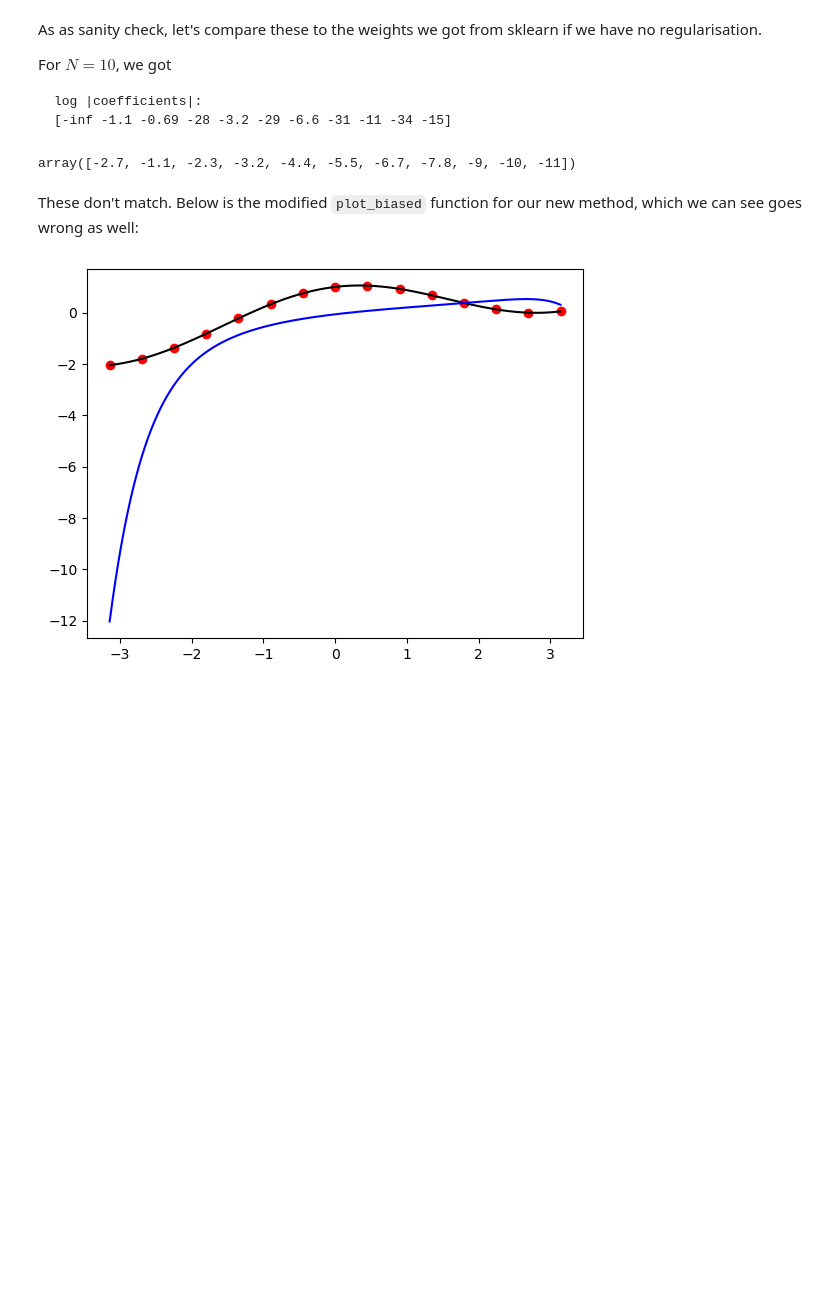
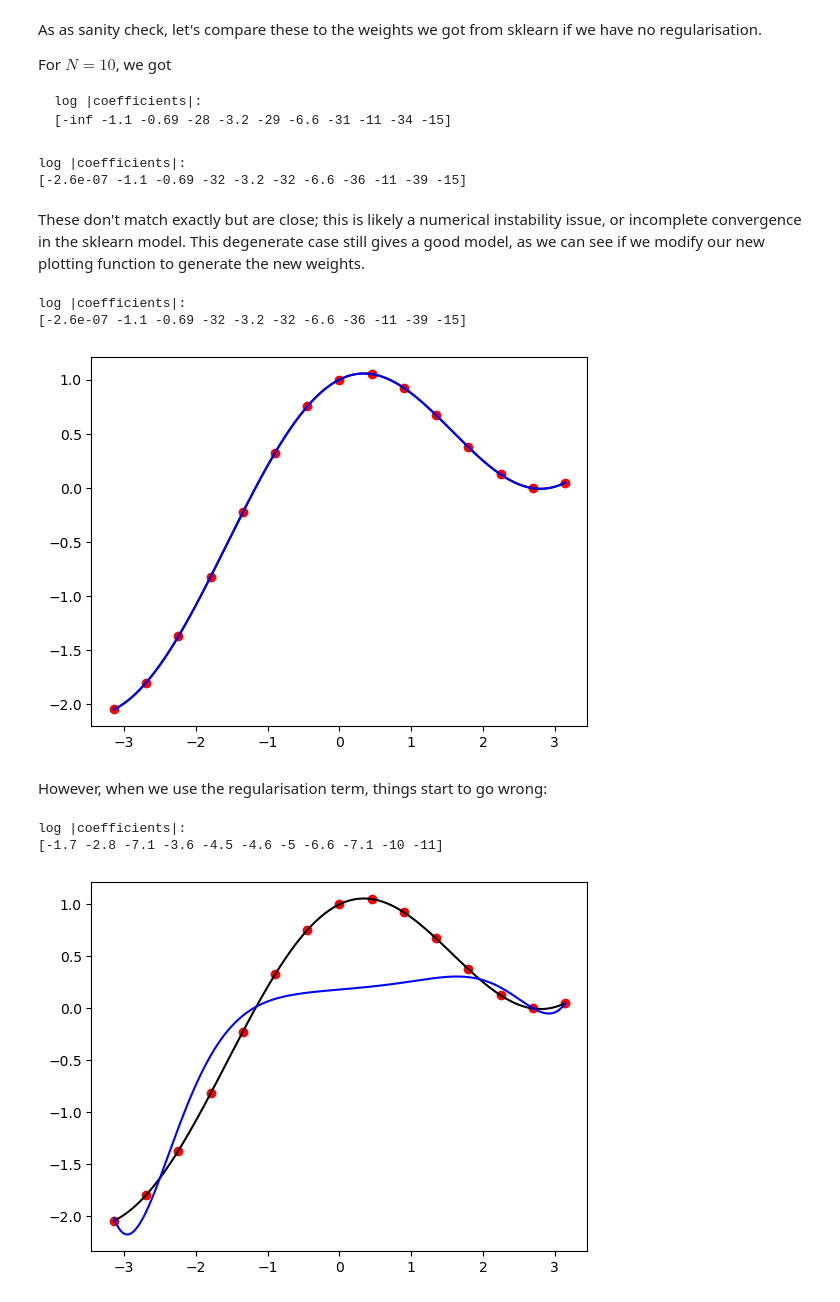
Before and after one commit to OllieHenry/overparametrized, a Jupyter notebook: demo.ipynb, the cells around one changed output. Drawn from its saved outputs; the diff is of its cells as text; code cells hidden in the pictures; blank space fills up the shorter version.

````diff
--- a/demo.ipynb
+++ b/demo.ipynb
@@ -175,21 +176,17 @@ Continuing for a moment to ignore numerical stability, let's naively calculate t
 # %%
-def weight(k: int, penalty_factor: float, gamma: float) -> float:
+def weights(max_k: int, penalty_factor: float, gamma: float) -> np.ndarray:
+    indices = np.arange(0, max_k + 1)
     N = X_sample.shape[0]
-    numerator = ((X_sample**k) * Y_true_sample).sum()
-    denominator = (
-        (X_sample ** (2*k)).sum()
-        + (N * penalty_factor * (gamma**k))
-    )
-    return numerator / denominator
-
-def weights(max_k: int, penalty_factor: float, gamma: float) -> np.ndarray:
-    weights_list = list(
-        map(
-            lambda k: weight(k, penalty_factor, gamma),
-            range(max_k + 1)
-        )
-    )
-    return np.array(weights_list)
+    gamma_matrix = np.diag(gamma ** indices)
+    X_matrix = X_sample.reshape(-1,1) ** indices.reshape(1,-1)
+    y_col = Y_true_sample.reshape(-1,1)
+    numerator = X_matrix.T @ y_col
+    denominator = (X_matrix.T @ X_matrix) + (N * penalty_factor * gamma_matrix)
+    weights_col = inv(denominator) @ numerator
+    weights = weights_col.reshape(-1)
+    print("log |coefficients|:")
+    print(np.log(np.abs(weights)))
+    return weights
 # %%
 weights(10, 1.0, 1.1)
 # %% [output]
@@ -204,11 +203,12 @@ log |coefficients|:
 [-inf -1.1 -0.69 -28 -3.2 -29 -6.6 -31 -11 -34 -15]
  ```
 # %%
-np.log(np.abs(weights(10, 0.0, 0.0)))
+_ = weights(10, 0.0, 0.0)
 # %% [output]
-array([-2.7, -1.1, -2.3, -3.2, -4.4, -5.5, -6.7, -7.8, -9, -10, -11])
+log |coefficients|:
+[-2.6e-07 -1.1 -0.69 -32 -3.2 -32 -6.6 -36 -11 -39 -15]
 # %% [markdown]
-These don't match. Below is the modified `plot_biased` function for our new method, which we can see goes wrong as well:
+These don't match exactly but are close; this is likely a numerical instability issue, or incomplete convergence in the sklearn model. This degenerate case still gives a good model, as we can see if we modify our new plotting function to generate the new weights.
 # %%
 def plot_biased_mod(n: int, penalty_factor: float = 1.0, gamma = 1.1) -> None:
     poly_n = PolynomialFeatures(degree=n)
@@ -224,4 +224,14 @@ def plot_biased_mod(n: int, penalty_factor: float = 1.0, gamma = 1.1) -> None:
 # %%
 plot_biased_mod(10, 0.0, 0.0)
 # %% [output]
+log |coefficients|:
+[-2.6e-07 -1.1 -0.69 -32 -3.2 -32 -6.6 -36 -11 -39 -15]
-[figure, old version]
+[figure, new version]
+# %% [markdown]
+However, when we use the regularisation term, things start to go wrong:
+# %%
+plot_biased_mod(10, 1.1, 2.0)
+# %% [output]
+log |coefficients|:
+[-1.7 -2.8 -7.1 -3.6 -4.5 -4.6 -5 -6.6 -7.1 -10 -11]
+[figure, added]
````
Also changed, not shown: parts of 5 cells of this notebook.
